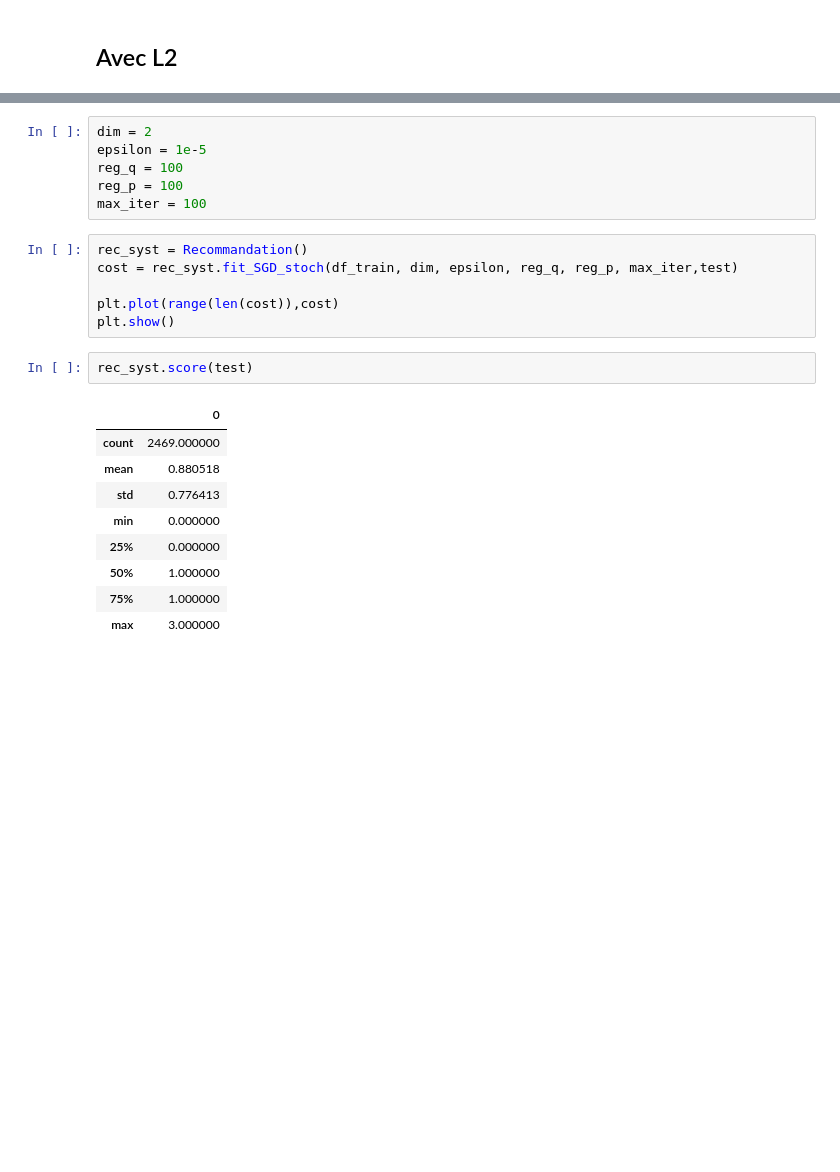
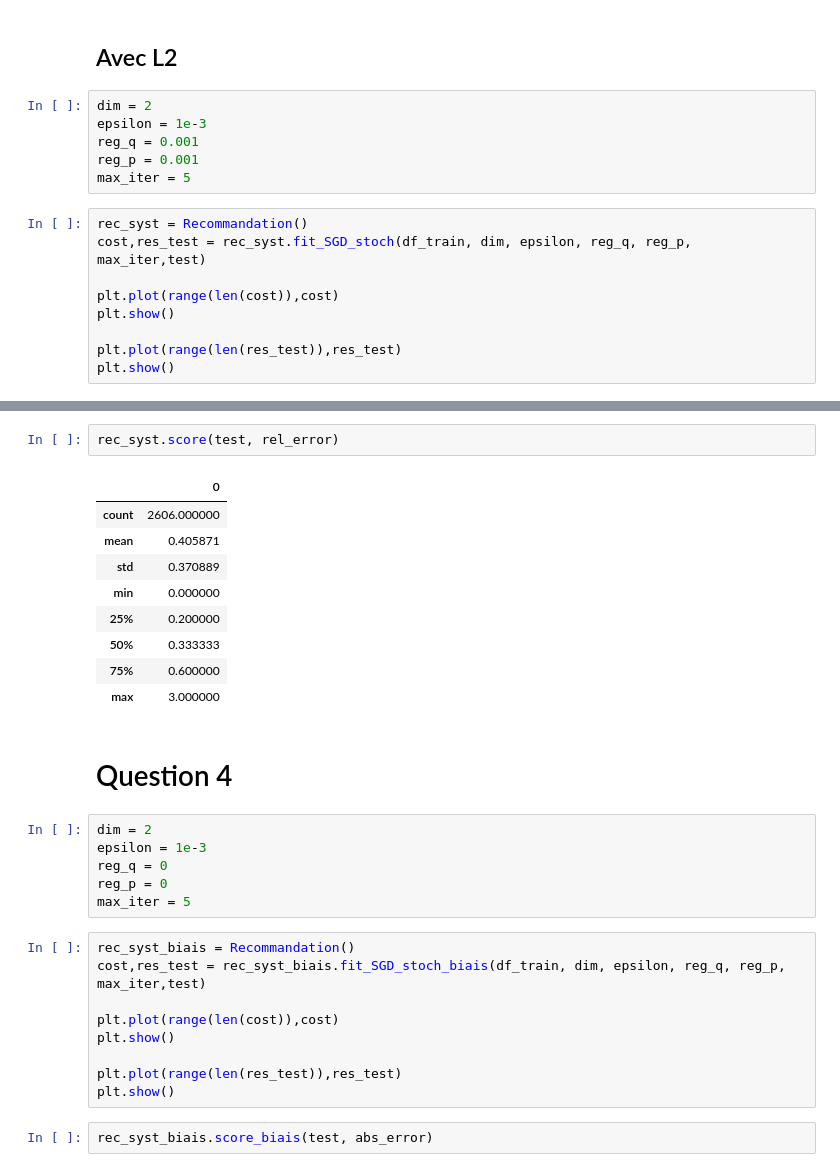
Before and after one commit to DoriaHammadi/FDMS, a Jupyter notebook: TME4/Untitled.ipynb, the cells around one changed output, grey strips where cells are left out. Saved outputs shown, nothing was run; the diff lists cells and outputs as text; blank space fills up the shorter version.

Commit message:
tout ok à part biais

```diff
--- a/TME4/Untitled.ipynb
+++ b/TME4/Untitled.ipynb
@@ -161,3 +172,18 @@ rec_syst.score(test, rel_error)
 | max | 3.000000 |
 # %% [markdown]
 ## Avec L2
+# %%
+dim = 2
+epsilon = 1e-3
+reg_q = 0.001
+reg_p = 0.001
+max_iter = 5
+# %%
+rec_syst = Recommandation()
+cost,res_test = rec_syst.fit_SGD_stoch(df_train, dim, epsilon, reg_q, reg_p, max_iter,test)
+
+plt.plot(range(len(cost)),cost)
+plt.show()
+
+plt.plot(range(len(res_test)),res_test)
+plt.show()
@@ -164,24 +193,31 @@ rec_syst.score(test, rel_error)
+# %%
+rec_syst.score(test, rel_error)
+# %% [output]
+|  | 0 |
+| count | 2606.000000 |
+| mean | 0.405871 |
+| std | 0.370889 |
+| min | 0.000000 |
+| 25% | 0.200000 |
+| 50% | 0.333333 |
+| 75% | 0.600000 |
+| max | 3.000000 |
+# %% [markdown]
+# Question 4
 # %%
 dim = 2
-epsilon = 1e-5
-reg_q = 100
-reg_p = 100
-max_iter = 100
+epsilon = 1e-3
+reg_q = 0
+reg_p = 0
+max_iter = 5
 # %%
-rec_syst = Recommandation()
-cost = rec_syst.fit_SGD_stoch(df_train, dim, epsilon, reg_q, reg_p, max_iter,test)
+rec_syst_biais = Recommandation()
+cost,res_test = rec_syst_biais.fit_SGD_stoch_biais(df_train, dim, epsilon, reg_q, reg_p, max_iter,test)
 
 plt.plot(range(len(cost)),cost)
 plt.show()
+
+plt.plot(range(len(res_test)),res_test)
+plt.show()
-# %%
-rec_syst.score(test)
-# %% [output]
-|  | 0 |
-| count | 2469.000000 |
-| mean | 0.880518 |
-| std | 0.776413 |
-| min | 0.000000 |
-| 25% | 0.000000 |
-| 50% | 1.000000 |
-| 75% | 1.000000 |
-| max | 3.000000 |
+# %%
+rec_syst_biais.score_biais(test, abs_error)
```
Also changed, not shown: parts of 11 cells of this notebook, 2 other files.
